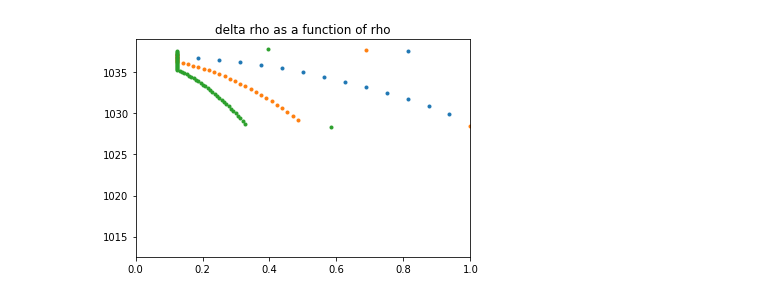
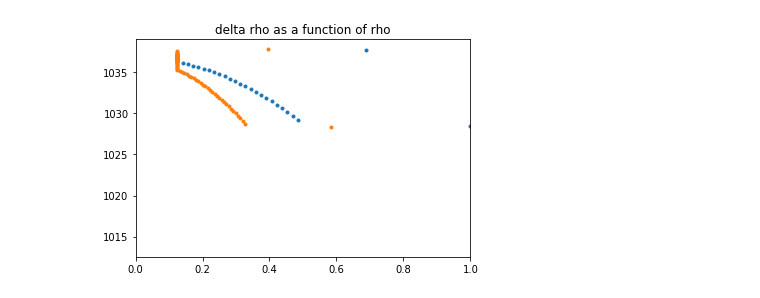
Before and after one commit to hmkhatri/MOM6_initialization, a Jupyter notebook: calc_diag_regrid.ipynb, the cells around one changed output. Drawn from its saved outputs; the diff is of its cells as text; code cells hidden in the pictures.

```diff
--- a/calc_diag_regrid.ipynb
+++ b/calc_diag_regrid.ipynb
@@ -44,34 +44,44 @@ def rho_function1(nk,rho_1,rho_2,rho_3,drho,rho_4,drho_min,plot=True):
 
     return rho_target
 # %%
-nk = 19
-rho_1 = 999.5
-rho_2 = 1028
-rho_3 = 1028.5
-drho = 8
-rho_4 = 1038
-drho_min = 0.0078125
-
-rho_target = rho_function1(nk,rho_1,rho_2,rho_3,drho,rho_4,drho_min)
-
 nk = 35
 rho_1 = 999.5
 rho_2 = 1028
 rho_3 = 1028.5
 drho = 8
 rho_4 = 1038
 drho_min = 0.0078125
 
 rho_target = rho_function1(nk,rho_1,rho_2,rho_3,drho,rho_4,drho_min)
 
 nk = 51
 rho_1 = 999.5
 rho_2 = 1028
 rho_3 = 1028.25
 drho = 8
 rho_4 = 1038
 drho_min = 0.0078125
 
 rho_target = rho_function1(nk,rho_1,rho_2,rho_3,drho,rho_4,drho_min)
+
+# nk = 35
+# rho_1 = 999.5
+# rho_2 = 1010.5
+# rho_3 = 1010.75
+# drho = 8
+# rho_4 = 1038
+# drho_min = 0.0078125
+
+# rho_target = rho_function1(nk,rho_1,rho_2,rho_3,drho,rho_4,drho_min)
+
+# nk = 67
+# rho_1 = 999.5
+# rho_2 = 1028
+# rho_3 = 1028.125
+# drho = 8
+# rho_4 = 1038
+# drho_min = 0.00390625
+
+# rho_target = rho_function1(nk,rho_1,rho_2,rho_3,drho,rho_4,drho_min)
 # %% [output]
-[figure, old version]
+[figure, new version]
```
Also changed, not shown: parts of 1 cell of this notebook, 3 other files.
